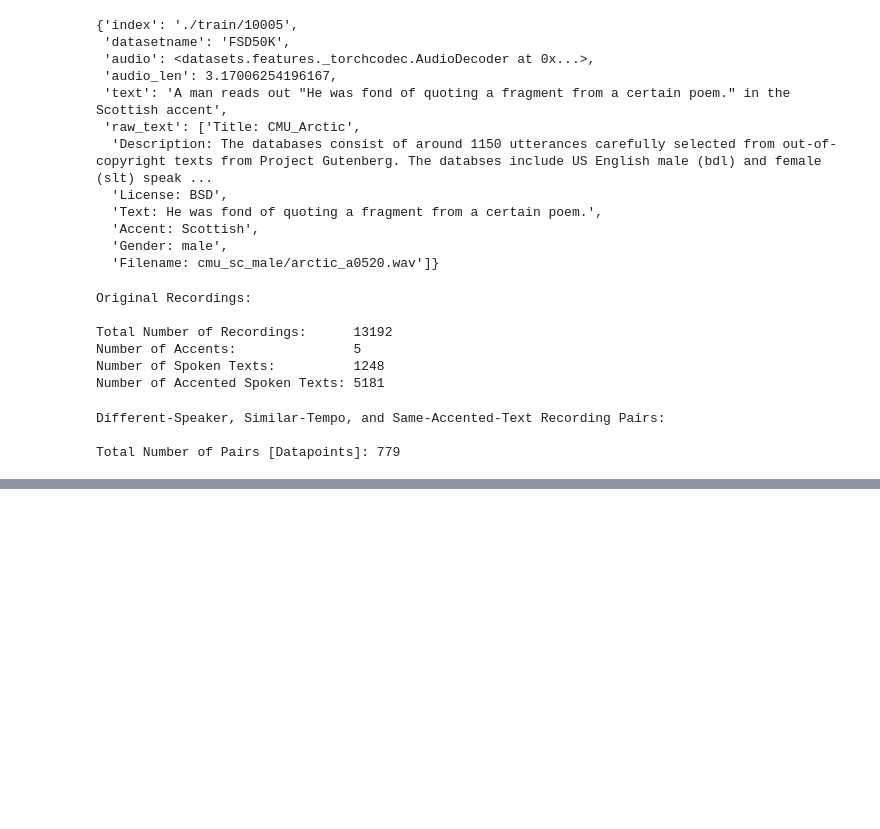
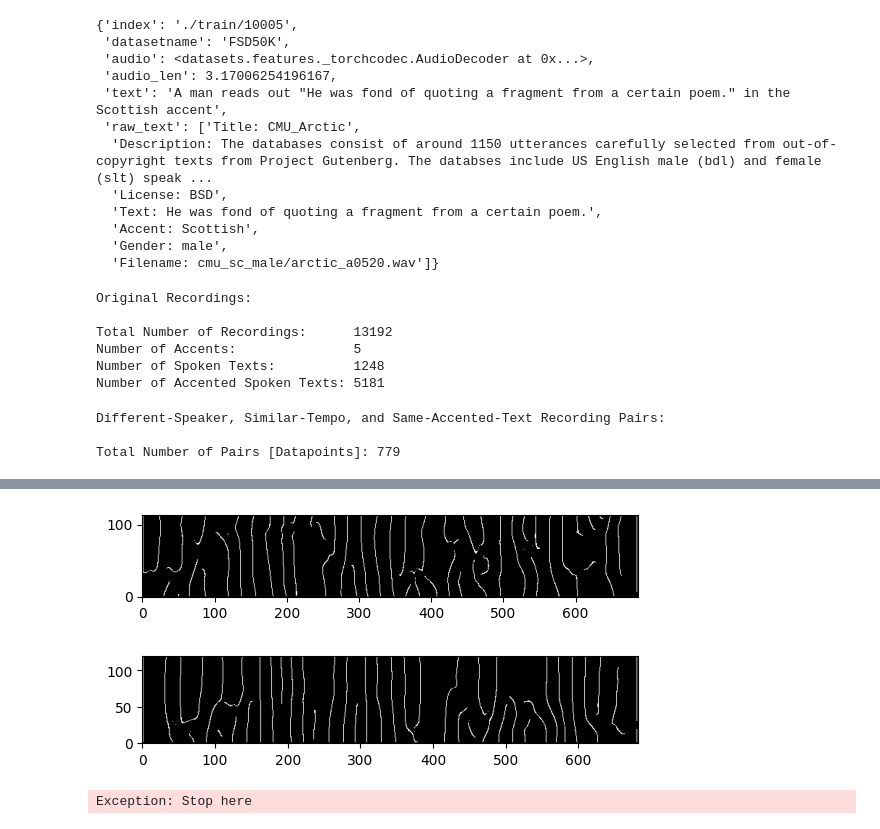
Before and after one commit to m-behery/disentanglement, a Jupyter notebook: notebook.ipynb, the cells around one changed output, grey strips where cells are left out. Saved outputs shown, nothing was run; the diff lists cells and outputs as text; code cells hidden in the pictures; blank space fills up the shorter version.

```diff
--- a/notebook.ipynb
+++ b/notebook.ipynb
@@ -210,3 +205,31 @@ axs[1].imshow(images[1], origin='lower')
+# %%
+from skimage.feature import canny
+from skimage.filters import sobel_v, sobel_h, threshold_otsu, threshold_local, median
+from skimage.morphology import closing, opening, footprint_rectangle, disk
+import numpy as np
+
+images = PdB_ft.detach().clone().numpy()
+for image in images:
+    mask  = image > threshold_otsu(image)
+
+    indices = np.where(mask.mean(1) < 0.7)[0].tolist()
+    image   = image[:indices[0],:]
+
+    indices = np.where((image == images.min()).all(0))[0].tolist()
+    if indices:
+        image = image[:,:indices[0]]
+
+    image = canny(sobel_v(image), 10)
+
+    plt.imshow(image, 'gray', origin='lower')
+    plt.show()
+# %% [output]
+[figure, added]
+[figure, added]
+# %%
+raise Exception('Stop here')
+# %% [output]
+Exception: Stop here
 # %%
 import torch.nn.functional as F
 
```
Also changed, not shown: parts of 7 cells of this notebook.
